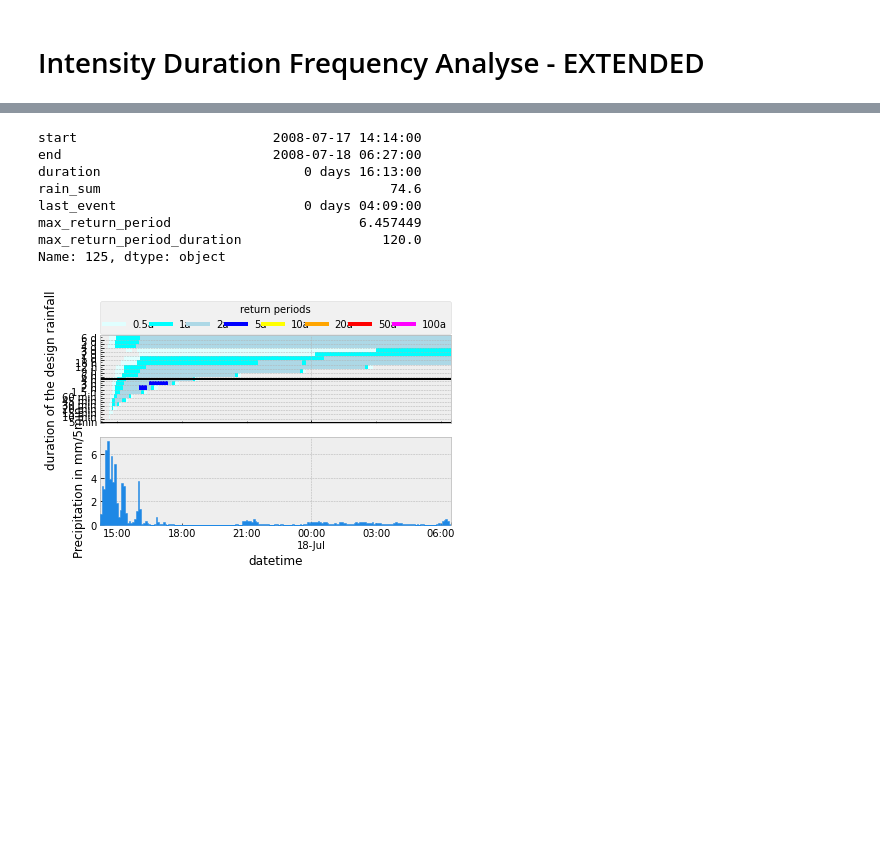
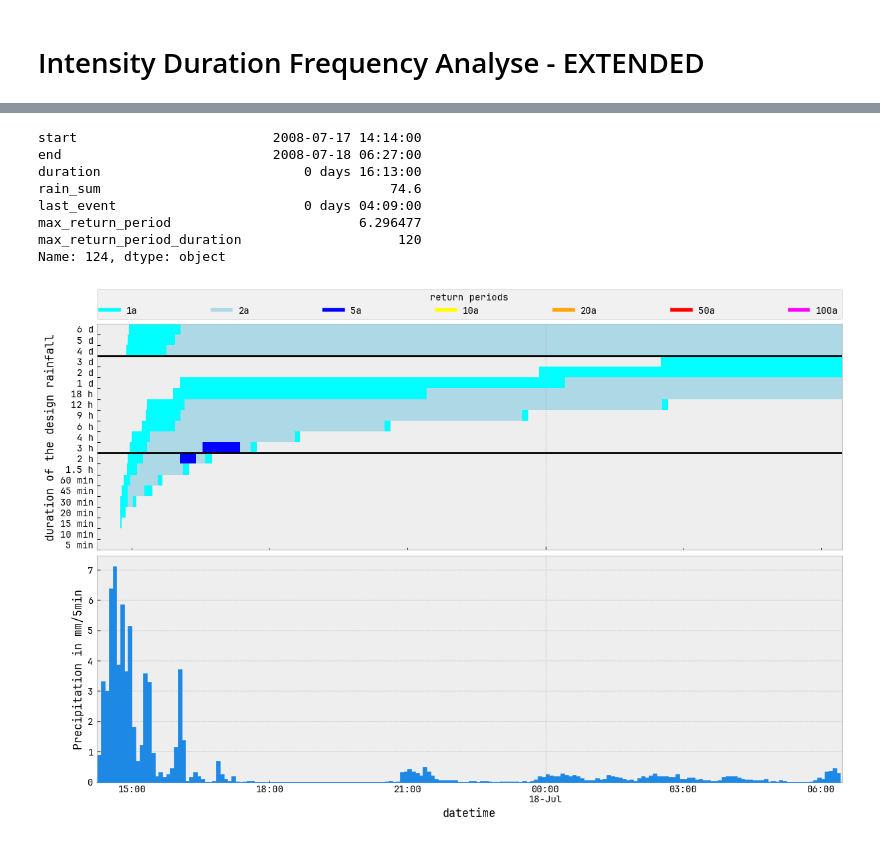
Before and after one commit to MarkusPic/intensity_duration_frequency_analysis, a Jupyter notebook: examples/example_python_api_extended.ipynb, the cells around one changed output, grey strips where cells are left out. Drawn from its saved outputs; the diff is of its cells as text; code cells hidden in the pictures; blank space fills up the shorter version.

```diff
--- a/examples/example_python_api_extended.ipynb
+++ b/examples/example_python_api_extended.ipynb
@@ -6,6 +6,13 @@ from os import path
 %matplotlib inline
 import matplotlib.pyplot as plt
 plt.style.use('bmh')
+
+import matplotlib
+matplotlib.rcParams.update({
+    'figure.figsize': (10, 8),
+    'figure.dpi': 100,
+    'figure.constrained_layout.use': True,
+})
 # %% [markdown]
 # Intensity Duration Frequency Analyse - EXTENDED
 # %%
@@ -16,7 +23,7 @@ output_directory = path.join('ehyd_112086_idf_data')
 idf = IntensityDurationFrequencyAnalyse(series_kind=SERIES.PARTIAL, worksheet=METHOD.KOSTRA, extended_durations=True)
 
 # reading the pandas series of the precipitation (data from ehyd.gv.at - ID=112086)
-series = pd.read_parquet('ehyd_112086.parquet')['precipitation']
+series = pd.read_parquet('ehyd_112086.parquet').squeeze('columns') # ['precipitation']
 
 # setting the series for the analysis
 idf.set_series(series)
@@ -85,6 +94,6 @@ events
 # %%
 # lets pick one event
-event = events.loc[125]
+event = events.loc[124]
 event
 # %% [output]
 start                         2008-07-17 14:14:00
@@ -92,14 +101,13 @@ end                           2008-07-18 06:27:00
 duration                          0 days 16:13:00
 rain_sum                                     74.6
 last_event                        0 days 04:09:00
-max_return_period                        6.457449
-max_return_period_duration                  120.0
-Name: 125, dtype: object
+max_return_period                        6.296477
+max_return_period_duration                    120
+Name: 124, dtype: object
 # %%
 fig, caption = idf.event_plot(event)
-fig.tight_layout()
 # %% [output]
-[figure, old version]
+[figure, new version]
 # %%
 # you can also reduce the displayed duration steps
 fig, caption = idf.event_plot(event, durations=idf.duration_steps[:11])
```
Also changed, not shown: parts of 7 cells of this notebook.
